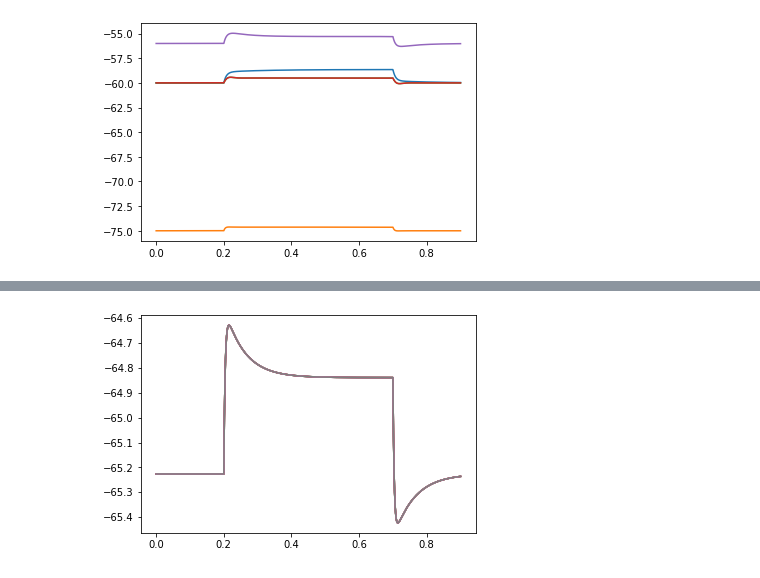
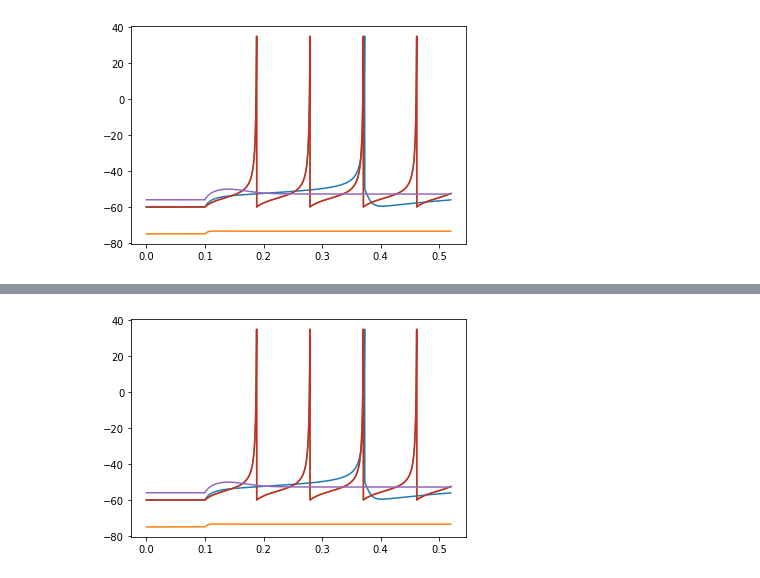
Before and after one commit to russelljjarvis/jit_hub, a Jupyter notebook: faster_izhikevich_model.ipynb, the cells around one changed output, grey strips where cells are left out. Cells and saved outputs as stored; diff of their text form; code cells hidden in the pictures.

```diff
--- a/faster_izhikevich_model.ipynb
+++ b/faster_izhikevich_model.ipynb
@@ -22,7 +22,7 @@ type2007 = collections.OrderedDict([
 # which are expressed in this mod file.
 # https://github.com/OpenSourceBrain/IzhikevichModel/blob/master/NEURON/izhi2007b.mod
 
-trans_dict = collections.OrderedDict([(k,[]) for k in ['C','k','vr','vt','vPeak','a','b','c','d']])
+trans_dict = collections.OrderedDict([(k,[]) for k in ['C','k','vr','vt','vPeak','a','b','c','d','celltype']])
 
 for i,k in enumerate(trans_dict.keys()):
     for v in type2007.values():
@@ -49,12 +49,21 @@ for index,key in enumerate(reduced_cells.keys()):
     plt.plot(vm.times,vm.magnitude)
 plt.show()
 # %% [output]
-[figure, old version]
+[figure, new version]
 # %%
-%%timeit
-model = izhi.IZHIModel()
-#model.set_attrs(reduced_cells[key])
-model.inject_square_current(params)
-vm = model.get_membrane_potential()
-plt.plot(vm.times,vm.magnitude)
+for index,key in enumerate(reduced_cells.keys()):
+    reduced_cells[key] = {}
+    for k,v in trans_dict.items():
+        reduced_cells[key][k] = v[index]
+
+    #model = izhi.IZHIModel()
+
+    model = izhi.IZHIModel()
+    model.set_attrs(reduced_cells[key])
+
+    #model.set_attrs(reduced_cells[key])
+    vm = model.inject_square_current(params)
+    #vm = model.get_membrane_potential()
+    plt.plot(vm.times,vm.magnitude)
+    import numpy as np
 # %% [output]
@@ -62 +70 @@ plt.plot(vm.times,vm.magnitude)
-[figure, old version]
+[figure, new version]
```
Also changed, not shown: parts of 6 cells of this notebook.
